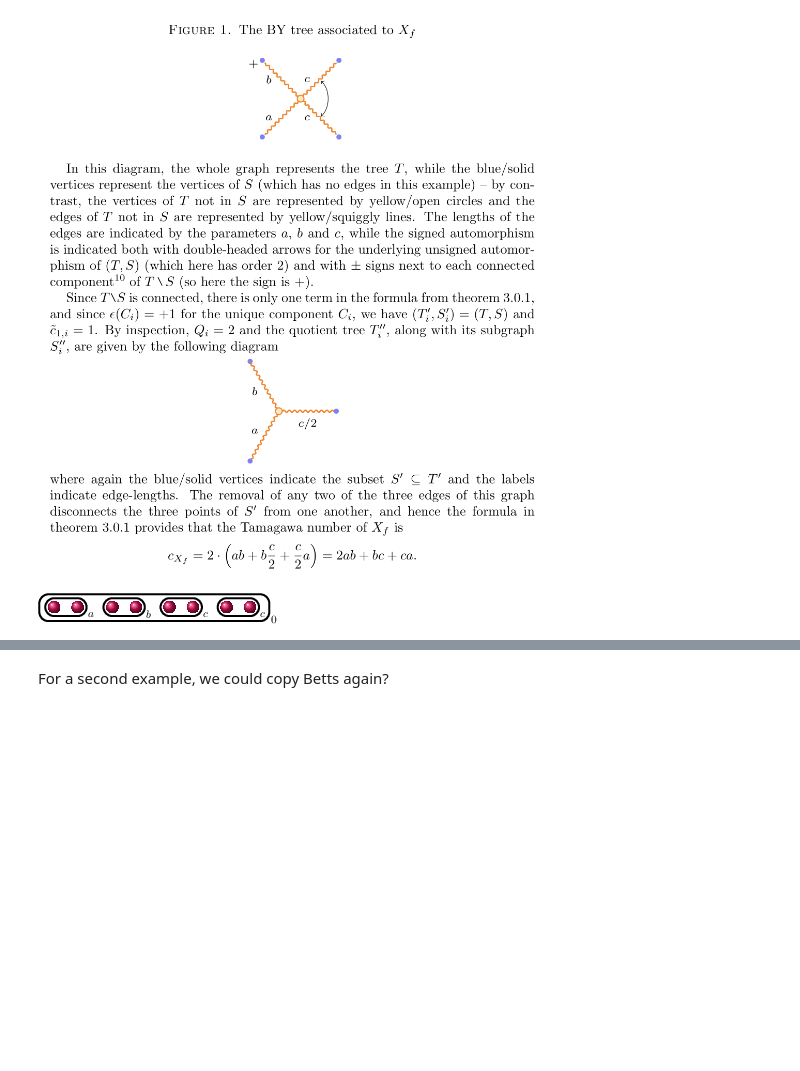
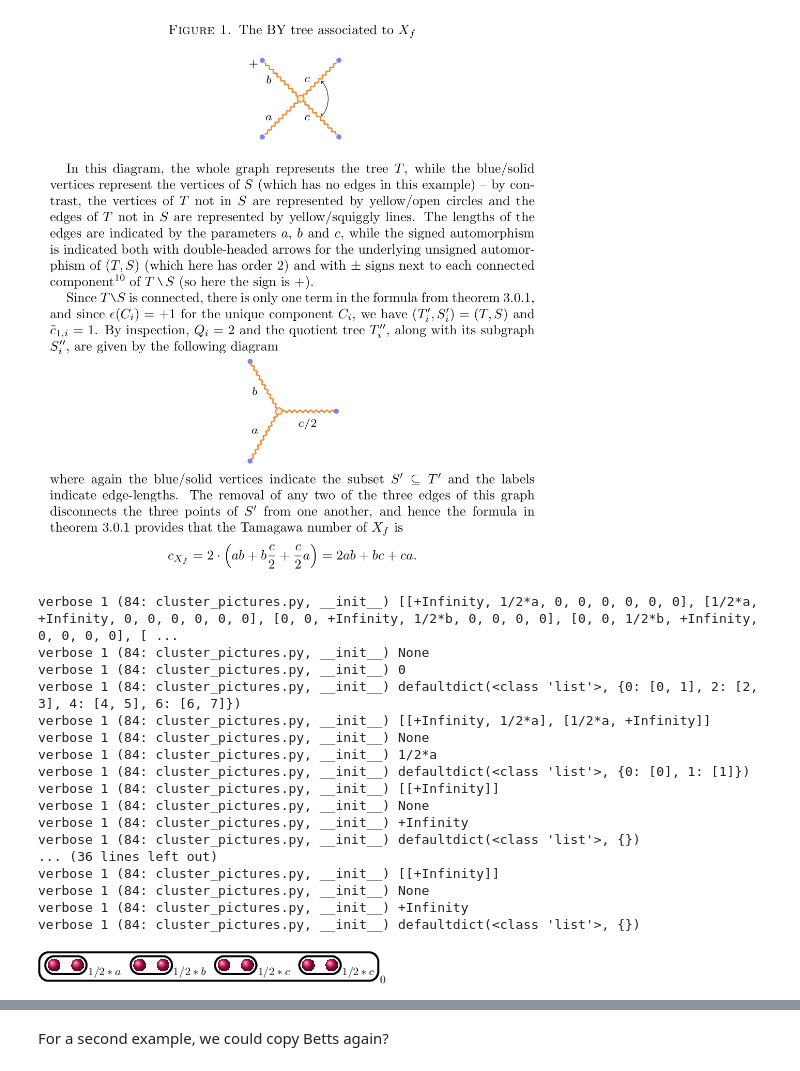
Before and after one commit to alexjbest/cluster-pictures, a Jupyter notebook: clusters-with-variables.ipynb, the cells around one changed output, grey strips where cells are left out. Drawn from its saved outputs; the diff is of its cells as text; code cells hidden in the pictures; blank space fills up the shorter version.

```diff
--- a/clusters-with-variables.ipynb
+++ b/clusters-with-variables.ipynb
@@ -23,19 +23,35 @@ a = var('a', domain="positive")
 b = var('b', domain="positive")
 c = var('c', domain="positive")
 # %%
-R = Cluster([[2*a, a, 0, 0, 0, 0, 0, 0],
-            [a, 2*a, 0, 0, 0, 0, 0, 0],
-            [0, 0, 2*b, b, 0, 0, 0, 0],
-            [0, 0, b, 2*b, 0, 0, 0, 0],
-            [0, 0, 0, 0, 2*c, c, 0, 0],
-            [0, 0, 0, 0, c, 2*c, 0, 0],
-            [0, 0, 0, 0, 0, 0, 2*c, c],
-            [0, 0, 0, 0, 0, 0, c, 2*c],
+R = Cluster([[oo, a/2, 0,  0,  0,  0,   0,  0],
+             [a/2, oo, 0,  0,  0,  0,   0,  0],
+             [0,  0,  oo, b/2, 0,  0,   0,  0],
+             [0,  0,  b/2, oo, 0,  0,   0,  0],
+             [0,  0,  0,  0,  oo, c/2,  0,  0],
+             [0,  0,  0,  0,  c/2, oo,  0,  0],
+             [0,  0,  0,  0,  0,  0,  oo, c/2],
+             [0,  0,  0,  0,  0,  0,  c/2, oo],
            ])
-
 view(R)
 # %% [output]
+verbose 1 (84: cluster_pictures.py, __init__) [[+Infinity, 1/2*a, 0, 0, 0, 0, 0, 0], [1/2*a, +Infinity, 0, 0, 0, 0, 0, 0], [0, 0, +Infinity, 1/2*b, 0, 0, 0, 0], [0, 0, 1/2*b, +Infinity, 0, 0, 0, 0], [ ...
+verbose 1 (84: cluster_pictures.py, __init__) None
+verbose 1 (84: cluster_pictures.py, __init__) 0
+verbose 1 (84: cluster_pictures.py, __init__) defaultdict(<class 'list'>, {0: [0, 1], 2: [2, 3], 4: [4, 5], 6: [6, 7]})
+verbose 1 (84: cluster_pictures.py, __init__) [[+Infinity, 1/2*a], [1/2*a, +Infinity]]
+verbose 1 (84: cluster_pictures.py, __init__) None
+verbose 1 (84: cluster_pictures.py, __init__) 1/2*a
+verbose 1 (84: cluster_pictures.py, __init__) defaultdict(<class 'list'>, {0: [0], 1: [1]})
+verbose 1 (84: cluster_pictures.py, __init__) [[+Infinity]]
+verbose 1 (84: cluster_pictures.py, __init__) None
+verbose 1 (84: cluster_pictures.py, __init__) +Infinity
+verbose 1 (84: cluster_pictures.py, __init__) defaultdict(<class 'list'>, {})
+... (36 lines left out)
+verbose 1 (84: cluster_pictures.py, __init__) [[+Infinity]]
+verbose 1 (84: cluster_pictures.py, __init__) None
+verbose 1 (84: cluster_pictures.py, __init__) +Infinity
+verbose 1 (84: cluster_pictures.py, __init__) defaultdict(<class 'list'>, {})
-[figure, old version]
+[figure, new version]
 # %%
 A,B,C1,C2 = R.children()
 T = R.BY_tree()
```
Also changed, not shown: parts of 29 cells of this notebook, 1 other file.
